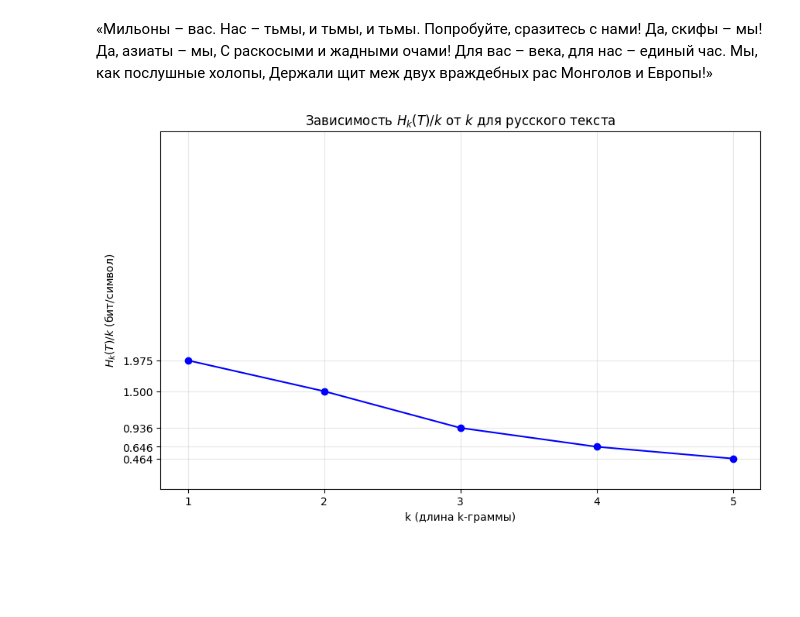
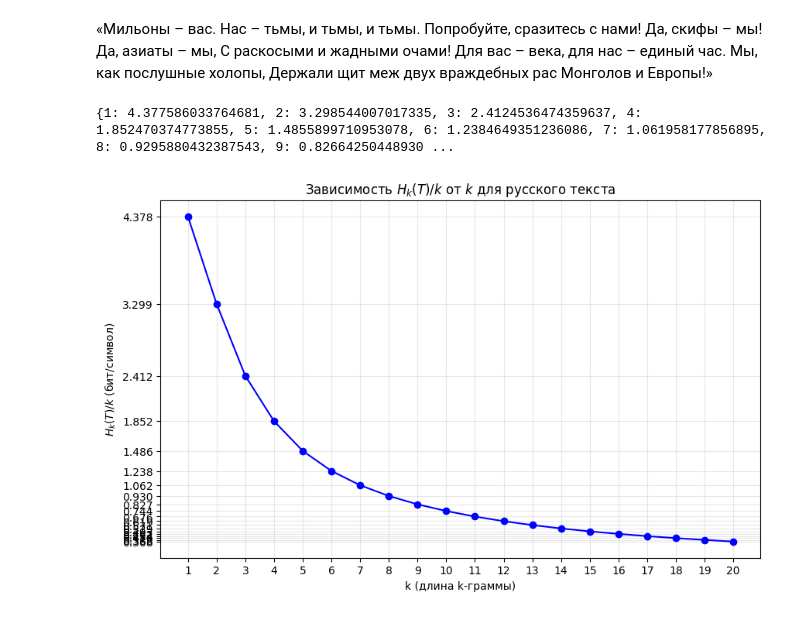
Before and after one commit to coloures/MathCrypto, a Jupyter notebook: opened_text.ipynb, the cells around one changed output. Saved outputs shown, nothing was run; the diff lists cells and outputs as text; code cells hidden in the pictures; blank space fills up the shorter version.

```diff
--- a/opened_text.ipynb
+++ b/opened_text.ipynb
@@ -42,7 +42,7 @@ def model_of_opened_text(text, k):
     H *= -1
     return H
 # %%
-k = 5
+k = 20
 str_ = """«Мильоны – вас. Нас – тьмы, и тьмы, и тьмы. Попробуйте, сразитесь  с нами! Да, скифы – мы! Да, азиаты – мы, С раскосыми и жадными очами! Для вас – века, для нас – единый час. Мы, как послушные холопы, Держали щит меж двух враждебных рас Монголов и Европы!»"""
 symbols_to_remove = ["«", "»", ".","-","–",","," ","!"]
 symbols_to_change = {"ё": "е"}
@@ -71,36 +71,37 @@ while(True):
         while(True):
             res = str(input("Необходимо ли вам вывести график? Если да, пишите 1. Если нет - пишите 2."))
             if(res == "1"):
+                print(graph)
                 plt.figure(figsize=(10, 6))
                 plt.plot(graph.keys(), graph.values(), marker='o', linestyle='-', color='b')
                 plt.title('Зависимость $H_k(T)/k$ от $k$ для русского текста')
                 plt.xlabel('k (длина k-граммы)')
                 plt.ylabel('$H_k(T)/k$ (бит/символ)')
                 plt.grid(True, alpha=0.3)
                 plt.xticks(list(graph.keys()))
                 plt.yticks(list(graph.values()))
-                plt.ylim(0, max(graph) * 1.1)
                 plt.show()
                 temp = str(input("Для выхода нажмите Enter."))
                 break
             elif(res == "2"):
                 break
     elif(result == "2"):
         if(len(list(graph.keys())) > 0):
+            print(graph)
             plt.figure(figsize=(10, 6))
             plt.plot(graph.keys(), graph.values(), marker='o', linestyle='-', color='b')
             plt.title('Зависимость $H_k(T)/k$ от $k$ для русского текста')
             plt.xlabel('k (длина k-граммы)')
             plt.ylabel('$H_k(T)/k$ (бит/символ)')
             plt.grid(True, alpha=0.3)
             plt.xticks(list(graph.keys()))
             plt.yticks(list(graph.values()))
-            plt.ylim(0, max(graph) * 1.1)
             plt.show()
             temp = str(input("Для выхода нажмите Enter."))
         else:
             temp = str(input("Нет сохраненного графика. Для выхода нажмите Enter."))
     elif(result == "3"):
         break
 # %% [output]
+{1: 4.377586033764681, 2: 3.298544007017335, 3: 2.4124536474359637, 4: 1.852470374773855, 5: 1.4855899710953078, 6: 1.2384649351236086, 7: 1.061958177856895, 8: 0.9295880432387543, 9: 0.82664250448930 ...
-[figure, old version]
+[figure, new version]
```
Also changed, not shown: parts of 1 cell of this notebook.
